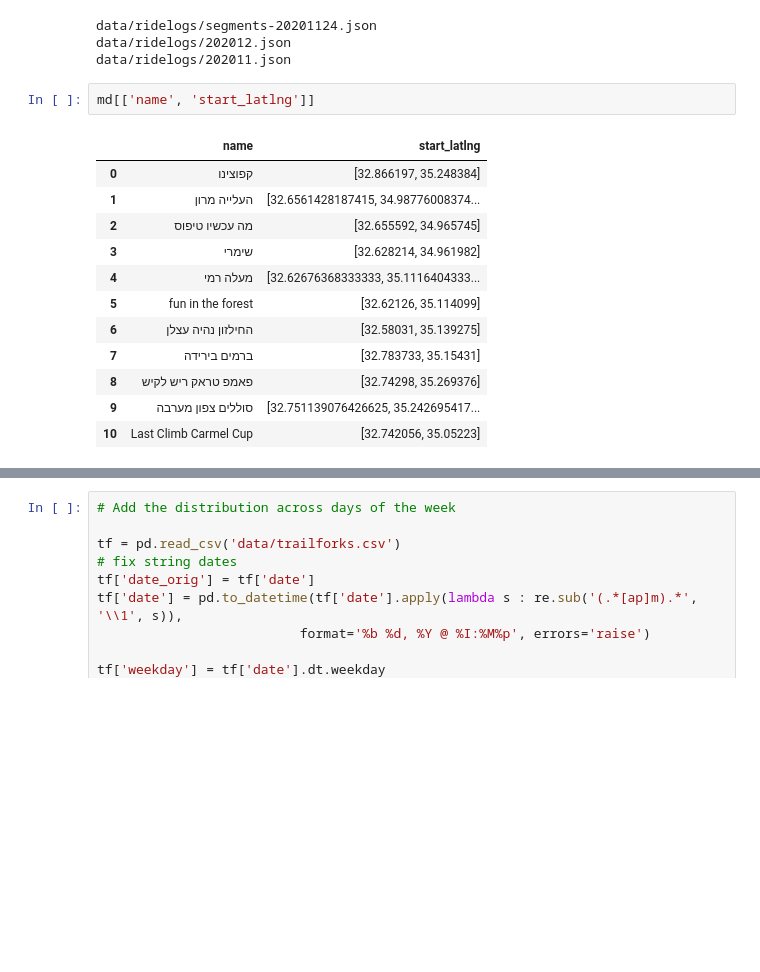
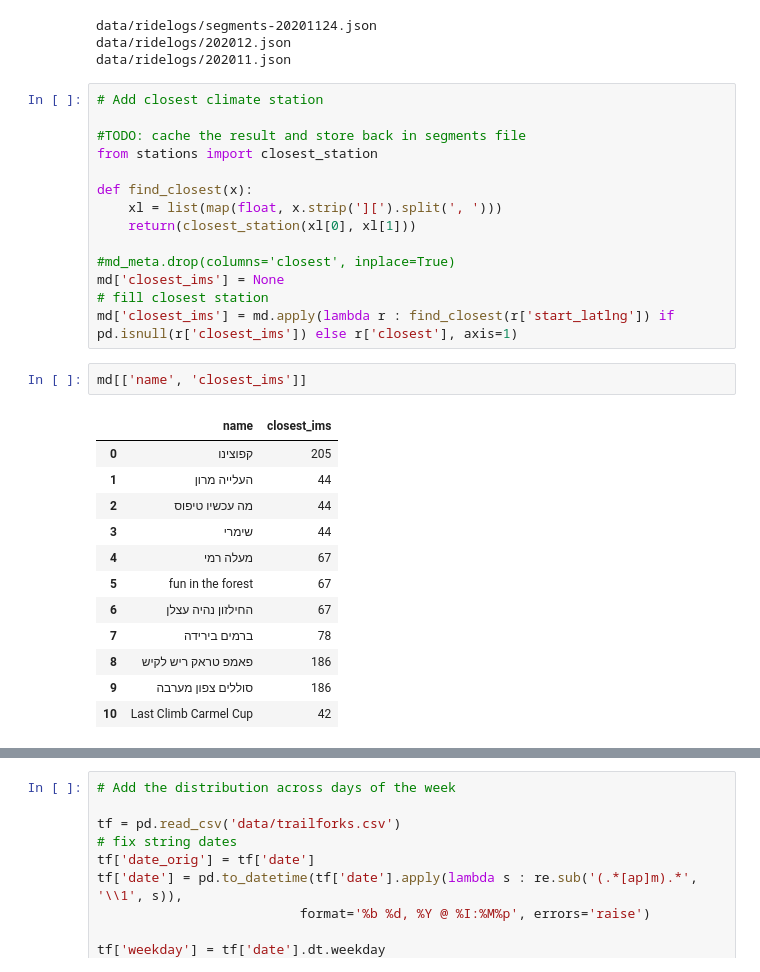
Before and after one commit to dpelleg/notebooks, a Jupyter notebook: mudguard/stats_nb.ipynb, the cells around one changed output, grey strips where cells are left out. Saved outputs shown, nothing was run; the diff lists cells and outputs as text; blank space fills up the shorter version.

```diff
--- a/mudguard/stats_nb.ipynb
+++ b/mudguard/stats_nb.ipynb
@@ -40,21 +41,35 @@ rl_['date'] = pd.to_datetime(rl_['time_retrieved'], unit='s').dt.date
 data/ridelogs/segments-20201124.json
 data/ridelogs/202012.json
 data/ridelogs/202011.json
+# %%
+# Add closest climate station
+
+#TODO: cache the result and store back in segments file
+from stations import closest_station
+
+def find_closest(x):
+    xl = list(map(float, x.strip('][').split(', ')))
+    return(closest_station(xl[0], xl[1]))
+
+#md_meta.drop(columns='closest', inplace=True)
+md['closest_ims'] = None
+# fill closest station
+md['closest_ims'] = md.apply(lambda r : find_closest(r['start_latlng']) if pd.isnull(r['closest_ims']) else r['closest'], axis=1)
 # %%
-md[['name', 'start_latlng']]
+md[['name', 'closest_ims']]
 # %% [output]
-|  | name | start_latlng |
-| 0 | קפוצינו | [32.866197, 35.248384] |
-| 1 | העלייה מרון | [32.6561428187415, 34.98776008374... |
-| 2 | מה עכשיו טיפוס | [32.655592, 34.965745] |
-| 3 | שימרי | [32.628214, 34.961982] |
-| 4 | מעלה רמי | [32.62676368333333, 35.1116404333... |
-| 5 | fun in the forest | [32.62126, 35.114099] |
-| 6 | החילזון נהיה עצלן | [32.58031, 35.139275] |
-| 7 | ברמים בירידה | [32.783733, 35.15431] |
-| 8 | פאמפ טראק ריש לקיש | [32.74298, 35.269376] |
-| 9 | סוללים צפון מערבה | [32.751139076426625, 35.242695417... |
-| 10 | Last Climb Carmel Cup | [32.742056, 35.05223] |
+|  | name | closest_ims |
+| 0 | קפוצינו | 205 |
+| 1 | העלייה מרון | 44 |
+| 2 | מה עכשיו טיפוס | 44 |
+| 3 | שימרי | 44 |
+| 4 | מעלה רמי | 67 |
+| 5 | fun in the forest | 67 |
+| 6 | החילזון נהיה עצלן | 67 |
+| 7 | ברמים בירידה | 78 |
+| 8 | פאמפ טראק ריש לקיש | 186 |
+| 9 | סוללים צפון מערבה | 186 |
+| 10 | Last Climb Carmel Cup | 42 |
 # %%
 # Get historical average user per day
 c = 'created_at'
```
Also changed, not shown: parts of 9 cells of this notebook, 5 other files.
